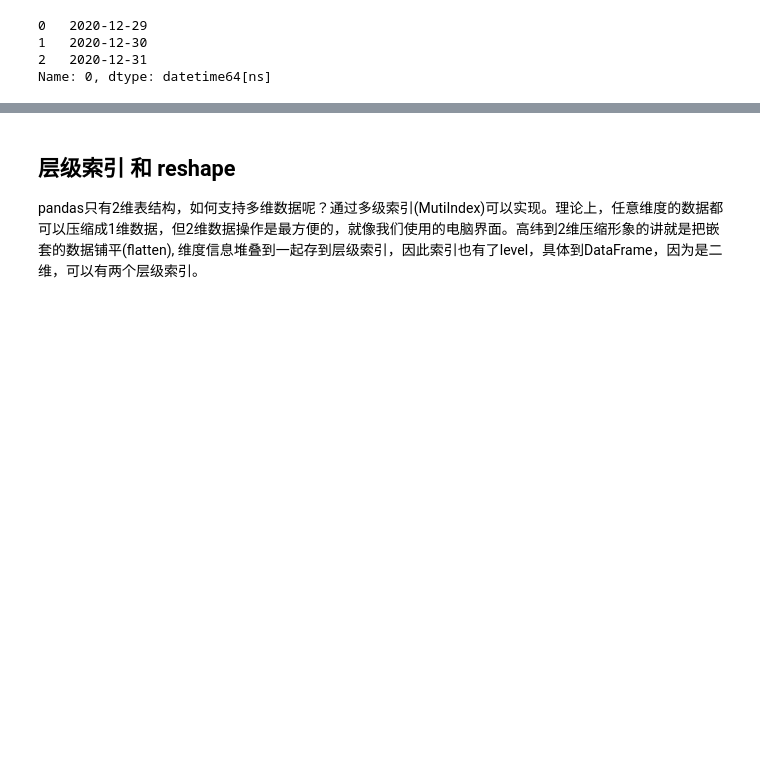
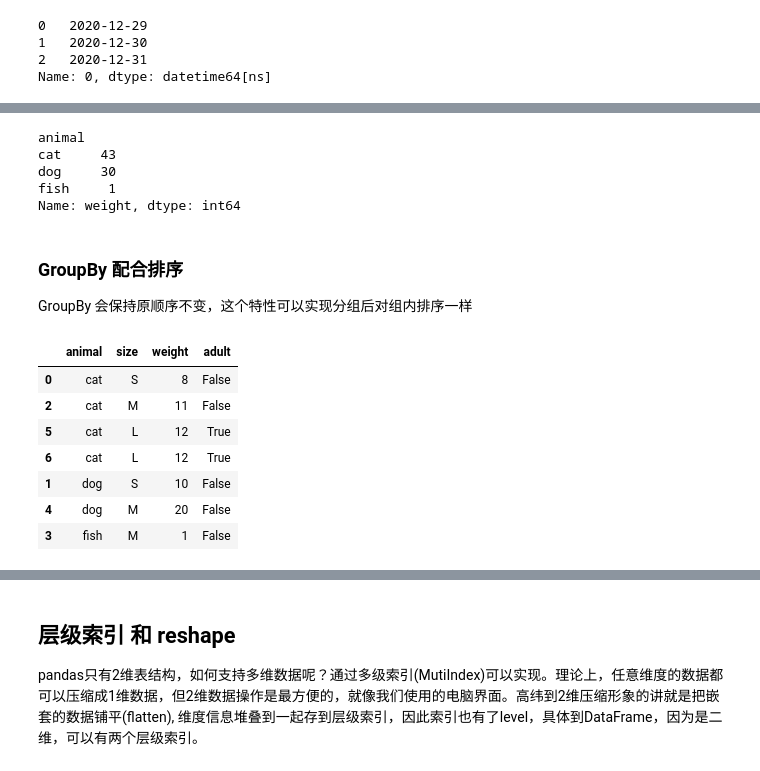
Before and after one commit to yanfenglee/pandas.ipynb, a Jupyter notebook: pandas.ipynb, the cells around one changed output, grey strips where cells are left out. Cells and saved outputs as stored; diff of their text form; code cells hidden in the pictures; blank space fills up the shorter version.

```diff
--- a/pandas.ipynb
+++ b/pandas.ipynb
@@ -447,0 +545,25 @@ Name: 0, dtype: datetime64[ns]
+# %%
+# 按animal分组计算weight和
+df.groupby('animal')['weight'].sum()
+# %% [output]
+animal
+cat     43
+dog     30
+fish     1
+Name: weight, dtype: int64
+# %% [markdown]
+### GroupBy 配合排序
+GroupBy 会保持原顺序不变，这个特性可以实现分组后对组内排序一样
+# %%
+# 按 animal 和 weight 排序
+df = df.sort_values(['animal','weight'])
+df
+# %% [output]
+|  | animal | size | weight | adult |
+| 0 | cat | S | 8 | False |
+| 2 | cat | M | 11 | False |
+| 5 | cat | L | 12 | True |
+| 6 | cat | L | 12 | True |
+| 1 | dog | S | 10 | False |
+| 4 | dog | M | 20 | False |
+| 3 | fish | M | 1 | False |
```
Also changed, not shown: parts of 18 cells of this notebook.
